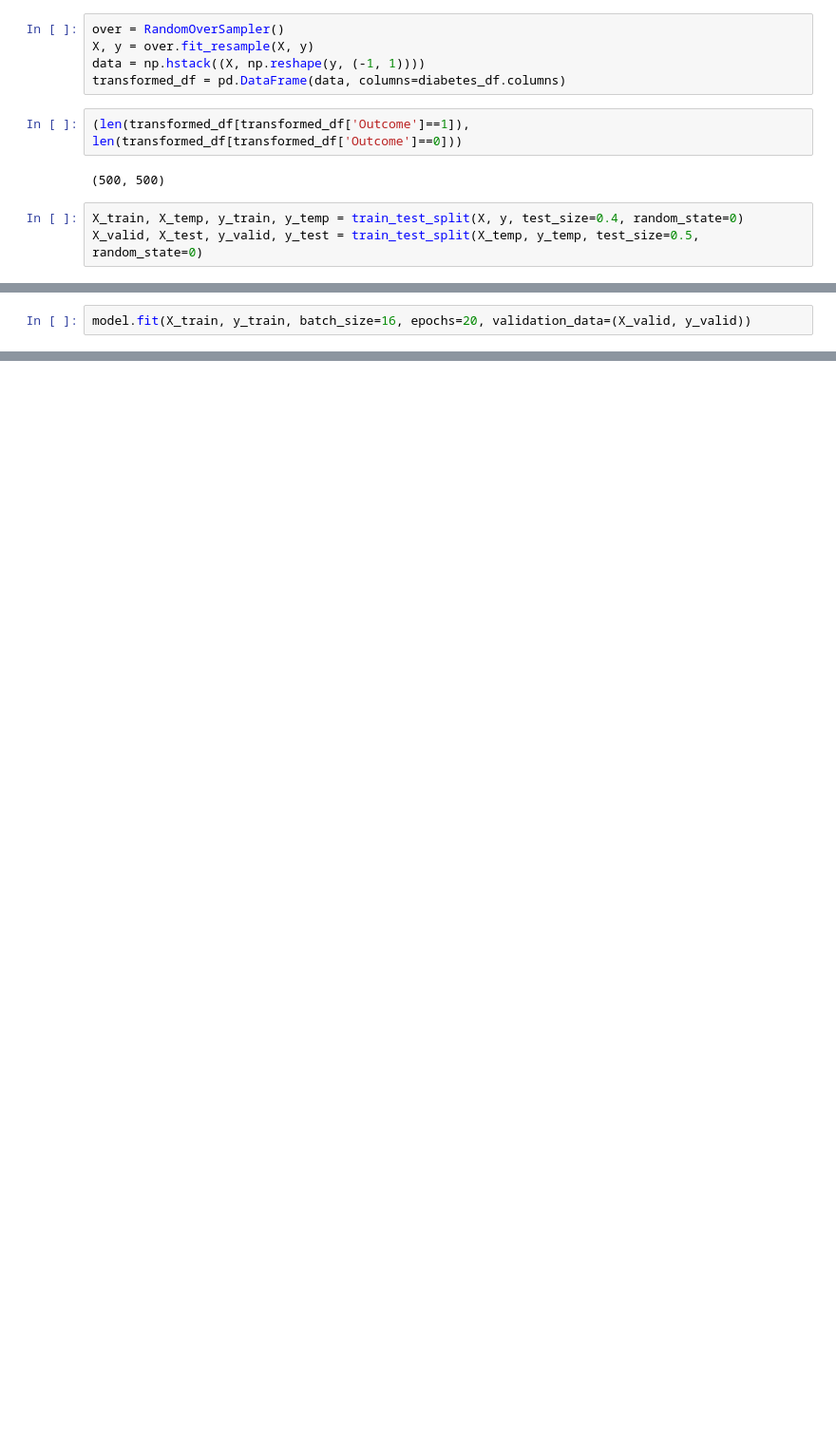
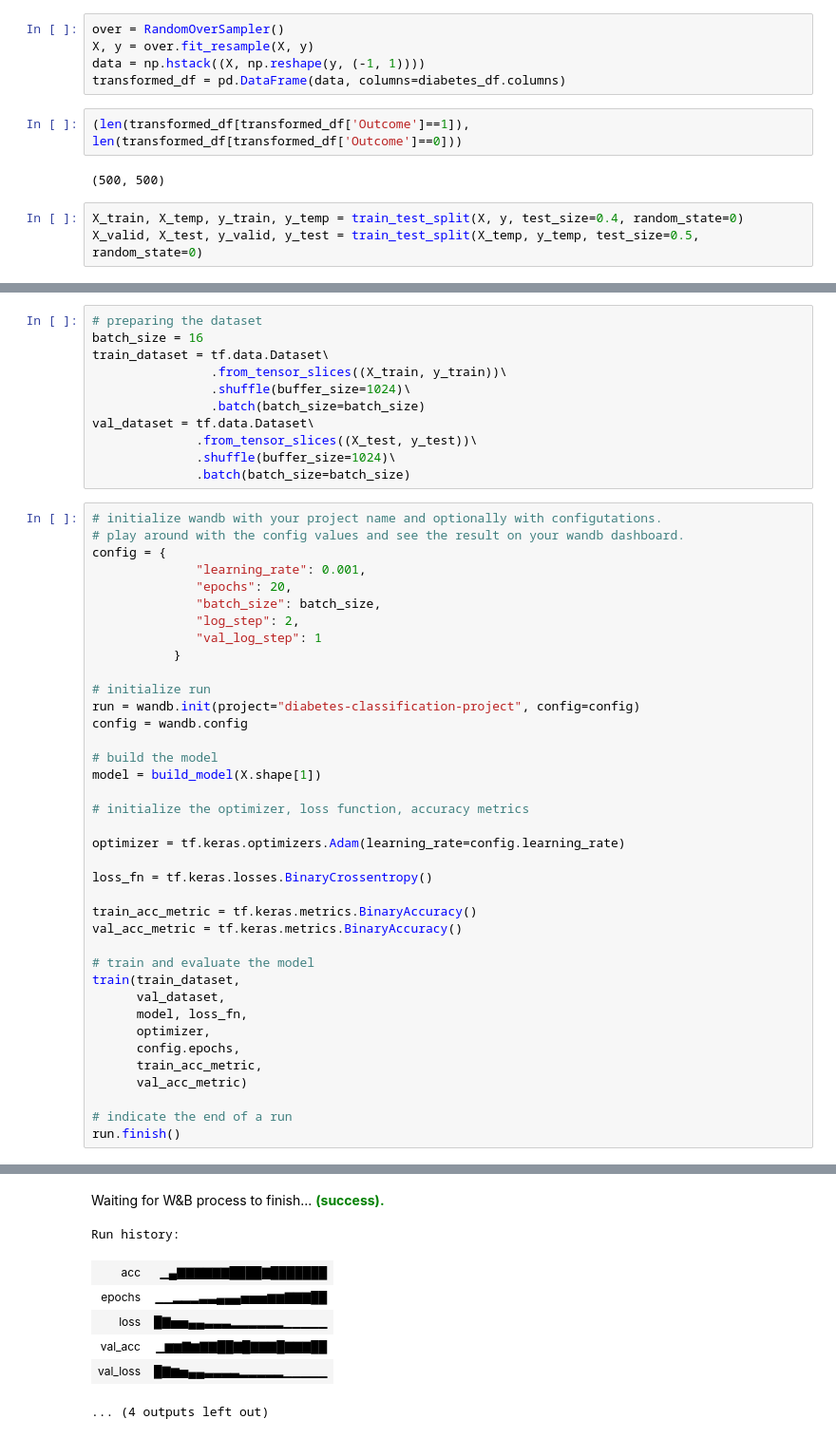
Before and after one commit to AllisonOge/diabetes-classification-project, a Jupyter notebook: diabetes_classification_project.ipynb, the cells around one changed output, grey strips where cells are left out. Shown at 95% size. Drawn from its saved outputs; the diff is of its cells as text; blank space fills up the shorter version.

Commit message:
Final model build
Data was preprocessed through feature scaling and random oversampling to achieve a smoother convergence of the model and better accuracy.

```diff
--- a/diabetes_classification_project.ipynb
+++ b/diabetes_classification_project.ipynb
@@ -454,2 +460,0 @@ model = build_model(X.shape[1])
-# %%
-model.fit(X_train, y_train, batch_size=16, epochs=20, validation_data=(X_valid, y_valid))
@@ -484,0 +461,50 @@ model.evaluate(X_valid, y_valid)
+# %%
+# preparing the dataset
+batch_size = 16
+train_dataset = tf.data.Dataset\
+                .from_tensor_slices((X_train, y_train))\
+                .shuffle(buffer_size=1024)\
+                .batch(batch_size=batch_size)
+val_dataset = tf.data.Dataset\
+              .from_tensor_slices((X_test, y_test))\
+              .shuffle(buffer_size=1024)\
+              .batch(batch_size=batch_size)
+# %%
+# initialize wandb with your project name and optionally with configutations.
+# play around with the config values and see the result on your wandb dashboard.
+config = {
+              "learning_rate": 0.001,
+              "epochs": 20,
+              "batch_size": batch_size,
+              "log_step": 2,
+              "val_log_step": 1
+           }
+
+# initialize run
+run = wandb.init(project="diabetes-classification-project", config=config)
+config = wandb.config
+
+# build the model
+model = build_model(X.shape[1])
+
+# initialize the optimizer, loss function, accuracy metrics
+
+optimizer = tf.keras.optimizers.Adam(learning_rate=config.learning_rate)
+
+loss_fn = tf.keras.losses.BinaryCrossentropy()
+
+train_acc_metric = tf.keras.metrics.BinaryAccuracy()
+val_acc_metric = tf.keras.metrics.BinaryAccuracy()
+
+# train and evaluate the model
+train(train_dataset,
+      val_dataset,
+      model, loss_fn,
+      optimizer,
+      config.epochs,
+      train_acc_metric,
+      val_acc_metric)
+
+# indicate the end of a run
+run.finish()
+# %% [output]
@@ -484,0 +537,8 @@ model.evaluate(X_valid, y_valid)
+Waiting for W&B process to finish... (success).
+Run history:
+| acc | ▁▄▇▇▇▇▇▇████▇███████ |
+| epochs | ▁▁▂▂▂▃▃▄▄▄▅▅▅▆▆▇▇▇██ |
+| loss | █▇▅▅▄▄▃▃▃▂▂▂▂▂▂▁▁▁▁▁ |
+| val_acc | ▁▆▆▇▆▇▇██▇█▇▇▇█▇▇▇██ |
+| val_loss | █▇▆▅▄▄▃▃▃▃▂▂▂▂▂▁▁▁▁▁ |
+... (4 outputs left out)
```
Also changed, not shown: parts of 10 cells of this notebook.
